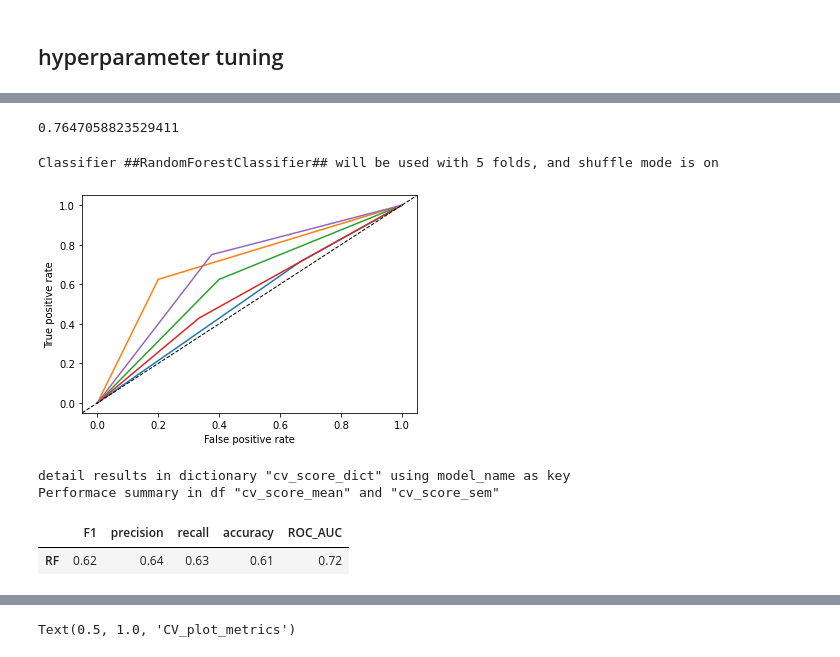
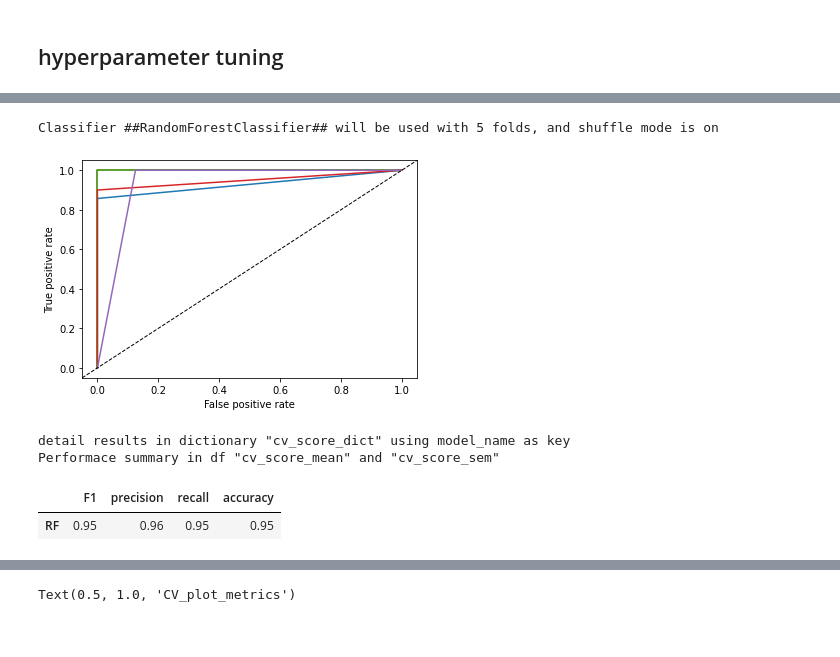
Before and after one commit to yshen25/EPI_ML, a Jupyter notebook: ML_test.ipynb, the cells around one changed output, grey strips where cells are left out. Saved outputs shown, nothing was run; the diff lists cells and outputs as text; code cells hidden in the pictures.

Commit message:
Mar 16, split ML script into parts

```diff
--- a/ML_test.ipynb
+++ b/ML_test.ipynb
@@ -295,7 +281,7 @@ Dropped features:
 from sklearn.model_selection import train_test_split
 from sklearn.discriminant_analysis import LinearDiscriminantAnalysis as LDA
 
-def data_split(X, Y, test_size, random_state=0):
+def data_split(X, Y, test_size, random_state=1):
     if not (type(X) is np.ndarray):
         X = X.to_numpy()
     if not (type(Y) is np.ndarray):
@@ -308,9 +294,9 @@ def data_split(X, Y, test_size, random_state=0):
 X_train, X_test, Y_train, Y_test = data_split(X_given, Yb, 0.2)
 # print(X_train)
 # print(X_test)
-# lda = LDA().fit(X_train, Y_train)
-# X_trainl = lda.transform(X_train)
-# X_testl = lda.transform(X_test)
+lda = LDA().fit(X_train, Y_train)
+X_trainl = lda.transform(X_train)
+X_testl = lda.transform(X_test)
 # %%
 from sklearn.model_selection import KFold
 cv = KFold(n_splits=5, random_state=42, shuffle=True)
@@ -539,17 +532,17 @@ from sklearn.model_selection import GridSearchCV,train_test_split
 #features/target splitting
 #X_train, X_test, y_train, y_test = train_test_split(X,y,test_size = 0.20, random_state = 0)
 
-model_list = ["LogisticRegression", "RandomForest"]#"GradientBoosting", "LogisticRegression", "RandomForest", "SupportVectorMachine"
-models = [LR, RF]#GBDT, LR, RF, SVM
-grids = [LR_param_grid, RF_param_grid]#GBDT_param_grid, LR_param_grid, RF_param_grid, SVM_param_grid
+model_list = ["RandomForest"]#"GradientBoosting", "LogisticRegression", "RandomForest", "SupportVectorMachine"
+models = [RF]#GBDT, LR, RF, SVM
+grids = [RF_param_grid]#GBDT_param_grid, LR_param_grid, RF_param_grid, SVM_param_grid
 
 #to test other metrics, uncomment below or add your own metrics
 
 for name, model, grid in zip(model_list, models, grids):
     print(f"# Tuning {name}")
-    gs = GridSearchCV(model, param_grid = grid, cv = 10, scoring='accuracy', n_jobs=-1)
-    gs.fit(X_train, Y_train)
+    gs = GridSearchCV(model, param_grid = grid, cv = 5, scoring='accuracy', n_jobs=-1)
+    gs.fit(X_trainl, Y_train)
 
-    print("Best parameters set found:\n",gs.best_params_)
-    print("Best score:\n", gs.best_score_)
+    print("RF_tuned_params =", gs.best_params_)
+    print("#Best score:", gs.best_score_)
 # %% [output]
@@ -572,20 +566,3 @@ KeyboardInterrupt:
-# %%
-## temperory
-from sklearn.metrics import accuracy_score
-RF = RandomForestClassifier(random_state=42,n_jobs=-1).set_params(**RF_tuned_params)
-RF.fit(X_train, Y_train)
-pred_test = RF.predict(X_test)
-    #pred_test_probs = clf.predict_proba(X_testl)
-    #fpr, tpr, thresholds = roc_curve(Y_test,pred_test)
-
-    #f1.append(f1_score(Y_test,pred_test))
-    #prec.append(precision_score(Y_test,pred_test))
-    #recall.append(recall_score(Y_test,pred_test))
-print(accuracy_score(Y_test,pred_test))
-    #ROC_AUC.append(roc_auc_score(Y_test, pred_test_probs[:,1]))
-    #conf.append(confusion_matrix(Y_test,pred_test))
-# %% [output]
-0.7647058823529411
 # %%
 from sklearn.model_selection import KFold
 from sklearn.metrics import (recall_score,accuracy_score,confusion_matrix, f1_score, precision_score,
@@ -637,45 +614,46 @@ def kf_cv(clf, X, y, folds = 10, shuf = True, random_state=42):
     #return a dataframe consisting five metrics and confusion matrix.
     return pd.DataFrame(zip(f1,prec,recall,acc,ROC_AUC,conf), columns = metric_cols)
 # %%
-
+RF_tuned_params = {'max_depth': None, 'max_features': 'auto', 'min_samples_leaf': 16, 'n_estimators': 1280}
+#Best score: 0.9371794871794872
 #make sure datasets are converted from pandas DataFrame into numpy ndarray avoid errors in machine learning.
 
 #X_train, X_test, y_train, y_test = train_test_split(X,y,test_size = 0.20, random_state=0) #same random_state as previous GS
 
 #setting up models using tuned hyperparameters from Grid Search.
 #GBDT = GradientBoostingClassifier(random_state=42).set_params(**GBDT_tuned_params)
 RF = RandomForestClassifier(random_state=42).set_params(**RF_tuned_params)
-LR = LogisticRegression(random_state=42).set_params(**LR_tuned_params)
+#LR = LogisticRegression(random_state=42).set_params(**LR_tuned_params)
 #SVM = SVC(random_state=42).set_params(**SVM_tuned_params)
 
 #create dictionary to store k-fold CV results
 cv_score_dict = {}
 #create a dataframe to store the mean and standard error of the mean (SEM) from k-fold CV
 cv_score_mean = pd.DataFrame()
 cv_score_sem = pd.DataFrame()
 
 #run k-fold CV
 for clf, model_name in zip([RF], ['RF']):#'RF','GBDT','LR','SVM'
     #clf = eval(model_name)
-    cv_score_dict[model_name] = kf_cv(clf,X_train,Y_train,5,True)
+    cv_score_dict[model_name] = kf_cv(clf,X_trainl,Y_train,5,True)
     cv_score_mean[model_name] = cv_score_dict[model_name].mean()[:-1]
     cv_score_sem[model_name] = cv_score_dict[model_name].sem()
 
 cv_score_mean = cv_score_mean.transpose().astype(float).round(2)
 cv_score_sem = cv_score_sem.transpose().round(2)
 
 print('\n\ndetail results in dictionary "cv_score_dict" using model_name as key')
 print('Performace summary in df "cv_score_mean" and "cv_score_sem"')
 
 # check mean performance of each model.
 cv_score_mean
 # %% [output]
 Classifier ##RandomForestClassifier## will be used with 5 folds, and shuffle mode is on
-[figure, old version]
+[figure, new version]
 detail results in dictionary "cv_score_dict" using model_name as key
 Performace summary in df "cv_score_mean" and "cv_score_sem"
-|  | F1 | precision | recall | accuracy | ROC_AUC |
-| RF | 0.62 | 0.64 | 0.63 | 0.61 | 0.72 |
+|  | F1 | precision | recall | accuracy |
+| RF | 0.95 | 0.96 | 0.95 | 0.95 |
 # %%
 cv_score_dict['RF']
 # %% [output]
```
Also changed, not shown: parts of 15 cells of this notebook, 4 other files.
